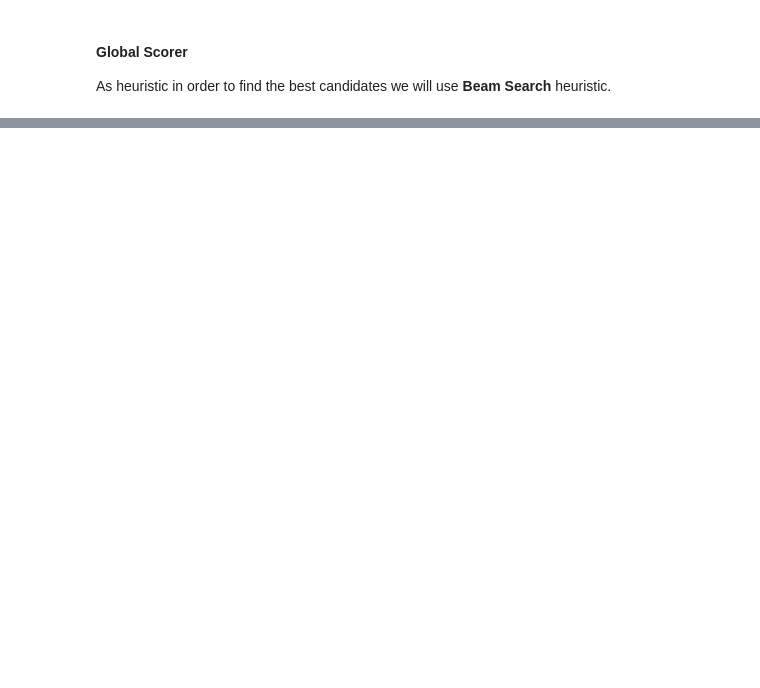
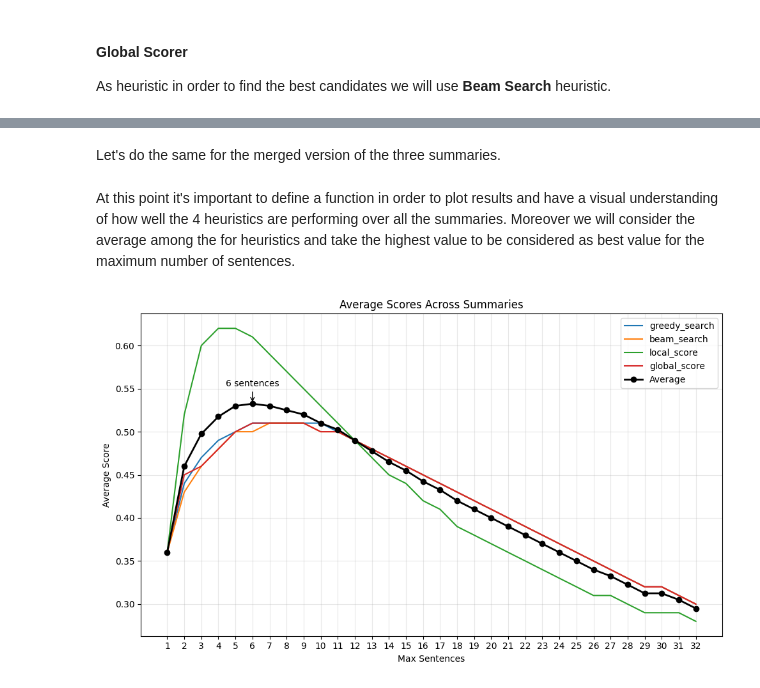
Before and after one commit to fedemarchits/Extractive-Summarization-with-LLMs-and-Heuristics, a Jupyter notebook: TrackB_fast_version.ipynb, the cells around one changed output, grey strips where cells are left out. Drawn from its saved outputs; the diff is of its cells as text; code cells hidden in the pictures; blank space fills up the shorter version.

Commit message:
Last Version

```diff
--- a/TrackB_fast_version.ipynb
+++ b/TrackB_fast_version.ipynb
@@ -977,0 +400,2 @@ plot_summary_time(final_singular_times)
+# %%
+list_source_sentences = list(dataset_extractive["source_sentences"])
@@ -977,0 +497,2 @@ plot_summary_time(final_singular_times)
+# %% [markdown]
+Let's do the same for the merged version of the three summaries.
@@ -977,0 +517,47 @@ plot_summary_time(final_singular_times)
+# %% [markdown]
+At this point it's important to define a function in order to plot results and have a visual understanding of how well the 4 heuristics are performing over all the summaries. Moreover we will consider the average among the for heuristics and take the highest value to be considered as best value for the maximum number of sentences.
+# %%
+import matplotlib.pyplot as plt
+
+def plot_avg_score(result, title):
+    max_sent_list = sorted(result.keys(), reverse=True)
+    heuristics = list(next(iter(result.values())).keys())
+
+    plt.figure(figsize=(10, 6))
+
+    # Plot individual heuristic lines
+    for heur in heuristics:
+        y_values = [result[max_sent][heur] for max_sent in max_sent_list]
+        plt.plot(max_sent_list, y_values, label=heur)
+
+    # Compute the average across heuristics
+    avg_values = [
+        sum(result[max_sent][heur] for heur in heuristics) / len(heuristics)
+        for max_sent in max_sent_list
+    ]
+    plt.plot(max_sent_list, avg_values, marker='o', color='black', label='Average', linewidth=2)
+
+    # Find the max point of the average line
+    max_idx = avg_values.index(max(avg_values))
+    max_x = max_sent_list[max_idx]
+    max_y = avg_values[max_idx]
+
+    # Annotate the max point
+    plt.annotate(f'{max_x} sentences',
+             xy=(max_x, max_y), xytext=(max_x, max_y + 0.02),
+             arrowprops=dict(facecolor='black', arrowstyle='->'),
+             ha='center')
+
+
+    plt.xlabel("Max Sentences")
+    plt.ylabel("Average Score")
+    plt.title(title)
+    plt.xticks(max_sent_list)
+    plt.legend()
+    plt.grid(True, alpha=0.3)  # more transparent grid
+    plt.tight_layout()
+    plt.show()
+# %%
+plot_avg_score(avg_score_across_summaries, "Average Scores Across Summaries")
+# %% [output]
+[figure, added]
```
Also changed, not shown: parts of 185 cells of this notebook.
